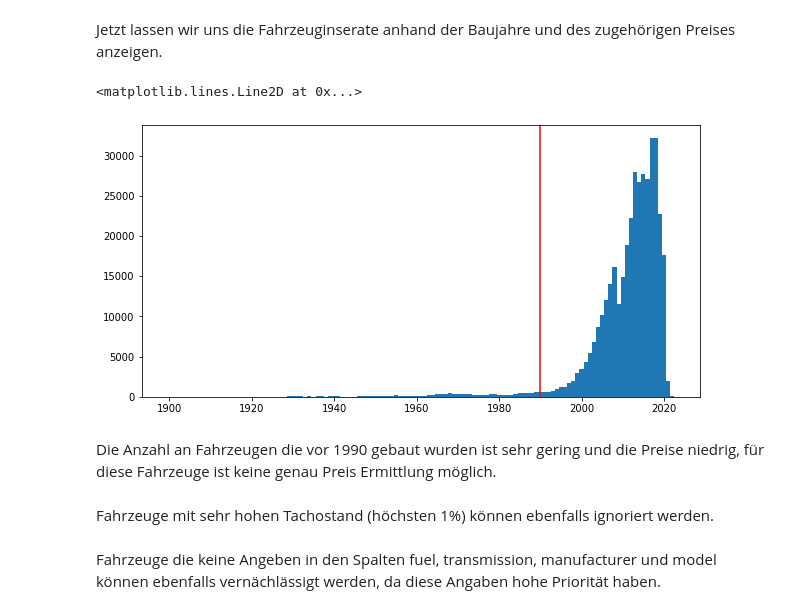
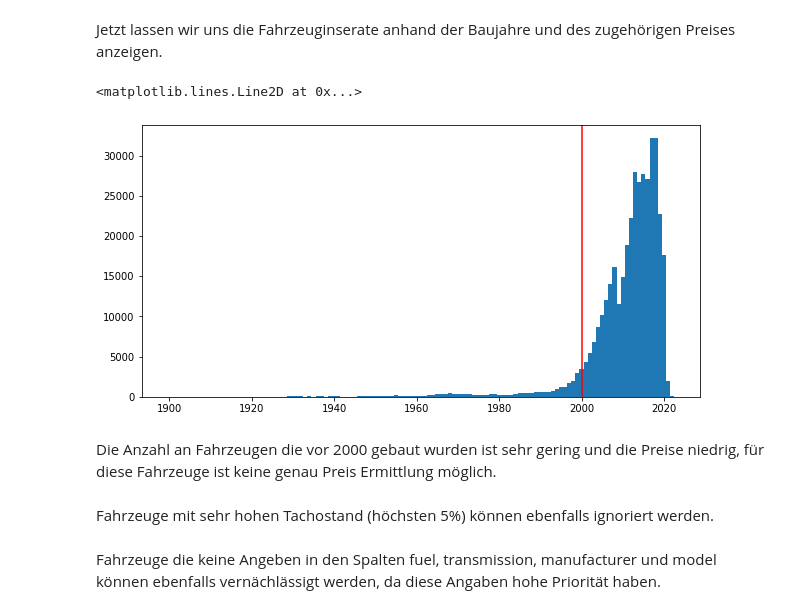
Before and after one commit to Beardlesspeet/KI_ML_Projectarbeit, a Jupyter notebook: Final.ipynb, the cells around one changed output. Cells and saved outputs as stored; diff of their text form; code cells hidden in the pictures.

```diff
--- a/Final.ipynb
+++ b/Final.ipynb
@@ -143,20 +135,20 @@ df = df[((df['price'] < 500000) & (df['price'] > 100))]
 # %% [markdown]
 Jetzt lassen wir uns die Fahrzeuginserate anhand der Baujahre und des zugehörigen Preises anzeigen.
 # %%
-starting_year = 1990
+starting_year = 2000
 x = (df.groupby(['year'],as_index = False).count())['year'].tolist()
 y = (df.groupby(['year'],as_index = False).count())['price'].tolist()
 fig = plt.figure(figsize=(10,5))
 plt.bar(x, y, width=1)
 plt.axvline(starting_year, color = 'red')
 # %% [output]
 <matplotlib.lines.Line2D at 0x...>
-[figure, old version]
+[figure, new version]
 # %% [markdown]
-Die Anzahl an Fahrzeugen die vor 1990 gebaut wurden ist sehr gering und die Preise niedrig, für diese Fahrzeuge ist keine genau Preis Ermittlung möglich.
+Die Anzahl an Fahrzeugen die vor 2000 gebaut wurden ist sehr gering und die Preise niedrig, für diese Fahrzeuge ist keine genau Preis Ermittlung möglich.
 # %%
 
 df = df[df['year'] > starting_year]
 # %% [markdown]
-Fahrzeuge mit sehr hohen Tachostand (höchsten 1%) können ebenfalls ignoriert werden.
+Fahrzeuge mit sehr hohen Tachostand (höchsten 5%) können ebenfalls ignoriert werden.
 # %%
```
Also changed, not shown: parts of 73 cells of this notebook, 9 other files.
